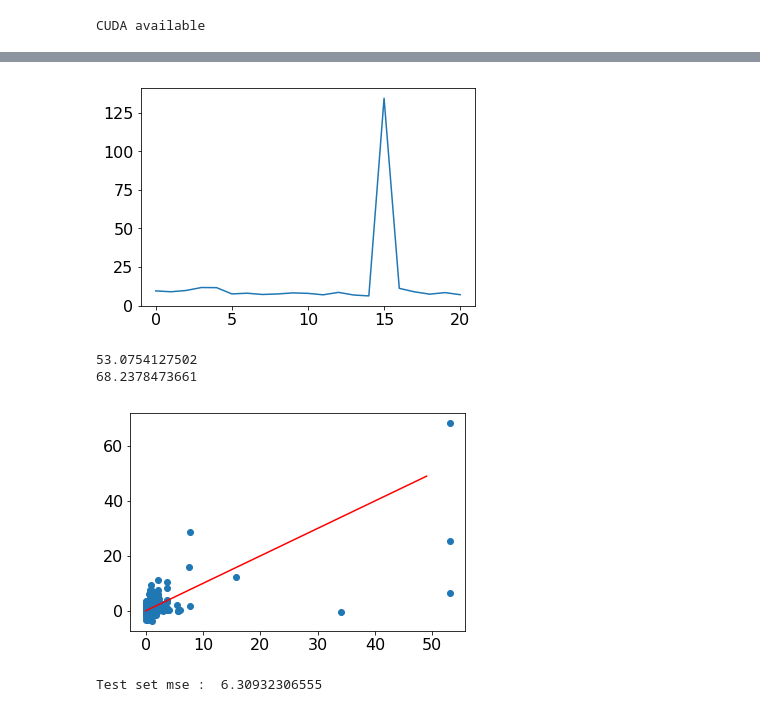
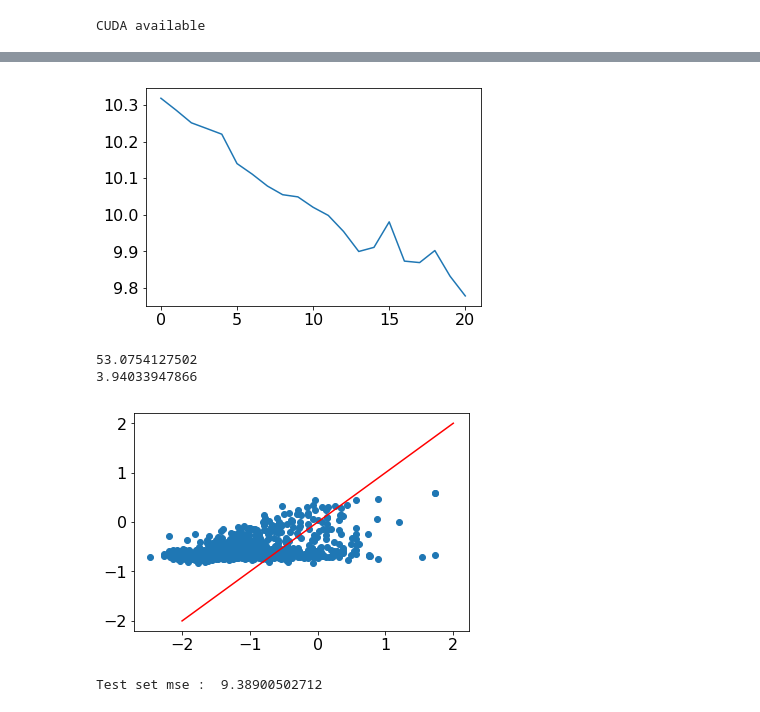
Before and after one commit to GammaLearn/GammaLearn, a Jupyter notebook: regression/baselines/regression_4CL_3FCL_energy.ipynb, the cells around one changed output, grey strips where cells are left out. Cells and saved outputs as stored; diff of their text form; code cells hidden in the pictures.

```diff
--- a/regression/baselines/regression_4CL_3FCL_energy.ipynb
+++ b/regression/baselines/regression_4CL_3FCL_energy.ipynb
@@ -151,7 +151,7 @@ if torch.cuda.is_available() and onGPU:
 
 criterion = nn.MSELoss()
 
-learning_rate = 0.00005
+learning_rate = 0.000001
 
 optimizer = torch.optim.SGD(model.parameters(), lr=learning_rate)
 
@@ -266,21 +266,21 @@ torch.save({'model': model.state_dict(), 'optimizer': optimizer.state_dict(), 'l
 plt.plot(range(num_epochs), loss_epoch)
 plt.show()
 # %% [output]
-[figure, old version]
+[figure, new version]
 # %%
 loss_epoch
 # %%
 print(energy.max())
 print(energy_inferred.max())
-plt.scatter(energy, energy_inferred)
-plt.plot(range(50),'r')
+plt.scatter(np.log10(energy), np.log10(energy_inferred))
+plt.plot([-2, 2], [-2, 2],'r')
 plt.show()
 mse = np.mean((energy - energy_inferred)**2)
 print('Test set mse : ', mse)
 # %% [output]
 53.0754127502
-68.2378473661
+3.94033947866
-[figure, old version]
+[figure, new version]
-Test set mse :  6.30932306555
+Test set mse :  9.38900502712
 # %%
 f.close()
```
Also changed, not shown: parts of 2 cells of this notebook, 3 other files.
